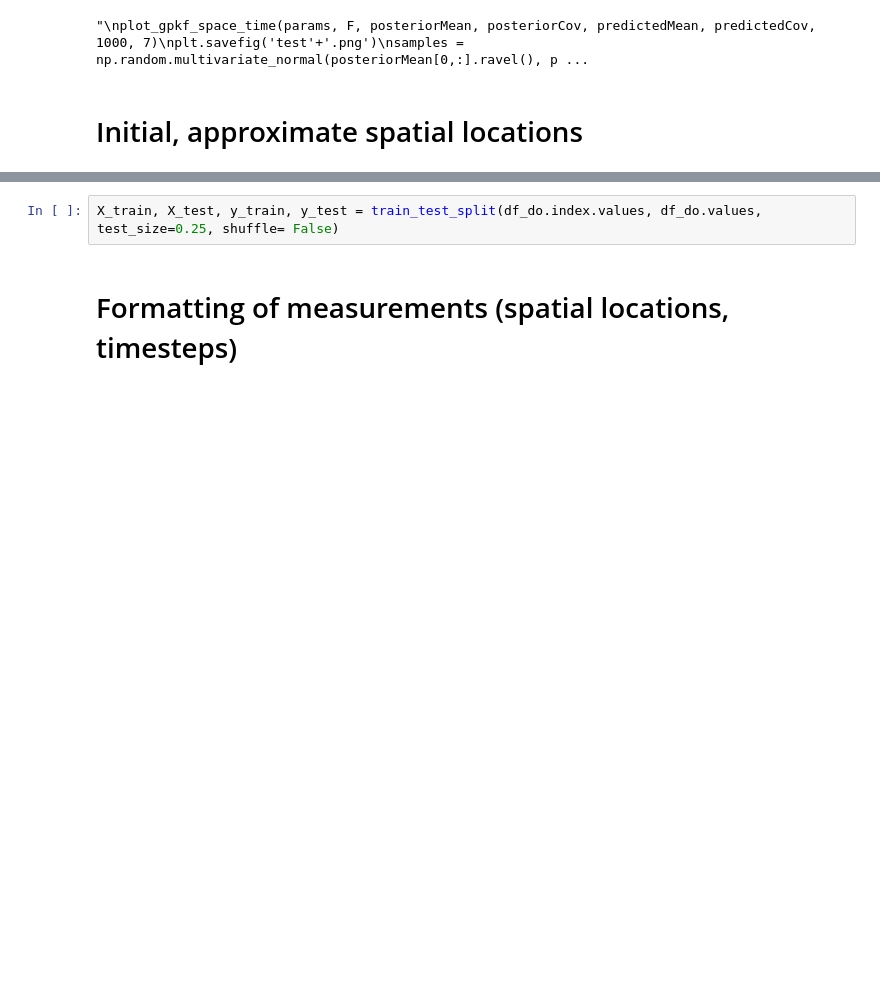
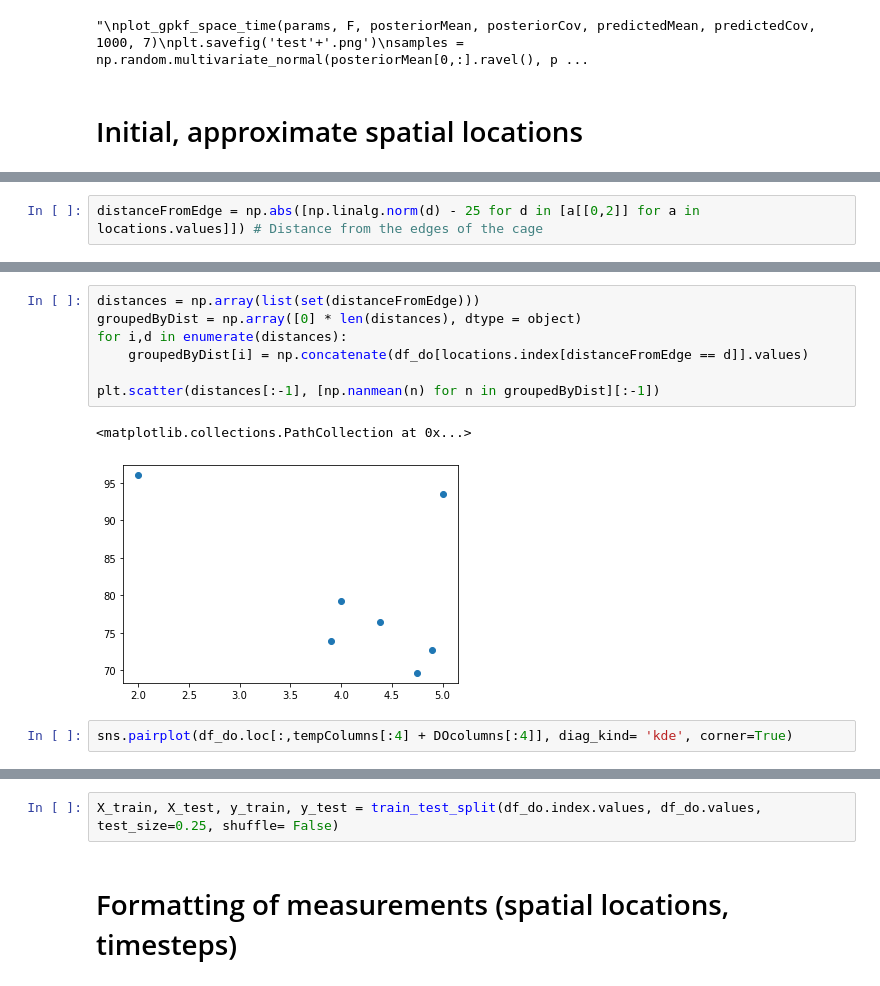
Before and after one commit to larsmmo/Master, a Jupyter notebook: gaussianProcess/GPKF/train.ipynb, the cells around one changed output, grey strips where cells are left out. Drawn from its saved outputs; the diff is of its cells as text; blank space fills up the shorter version.

```diff
--- a/gaussianProcess/GPKF/train.ipynb
+++ b/gaussianProcess/GPKF/train.ipynb
@@ -124,0 +125,2 @@ locations_pred = scaler.transform(locations_pred)
+# %%
+distanceFromEdge = np.abs([np.linalg.norm(d) - 25 for d in [a[[0,2]] for a in locations.values]]) # Distance from the edges of the cage
@@ -124,0 +146,12 @@ locations_pred = scaler.transform(locations_pred)
+# %%
+distances = np.array(list(set(distanceFromEdge)))
+groupedByDist = np.array([0] * len(distances), dtype = object)
+for i,d in enumerate(distances):
+    groupedByDist[i] = np.concatenate(df_do[locations.index[distanceFromEdge == d]].values)
+
+plt.scatter(distances[:-1], [np.nanmean(n) for n in groupedByDist][:-1])
+# %% [output]
+<matplotlib.collections.PathCollection at 0x...>
+[figure, added]
+# %%
+sns.pairplot(df_do.loc[:,tempColumns[:4] + DOcolumns[:4]], diag_kind= 'kde', corner=True)
```
Also changed, not shown: parts of 5 cells of this notebook, 10 other files.
